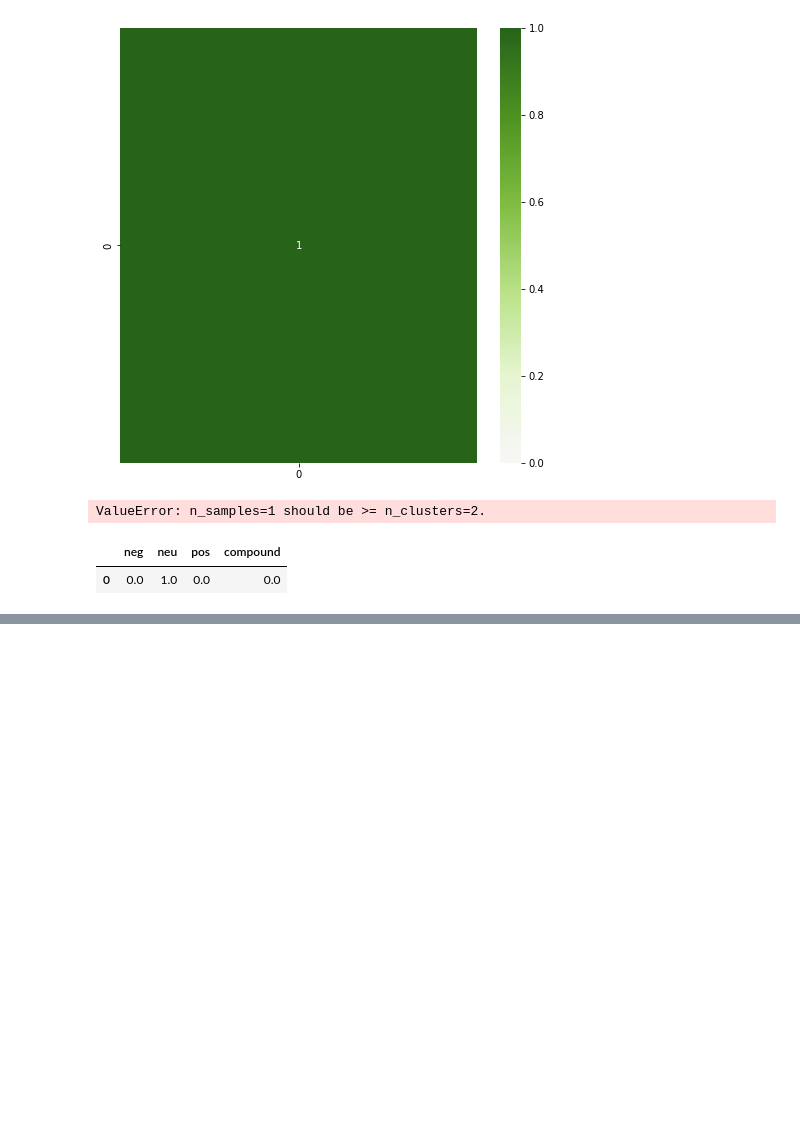
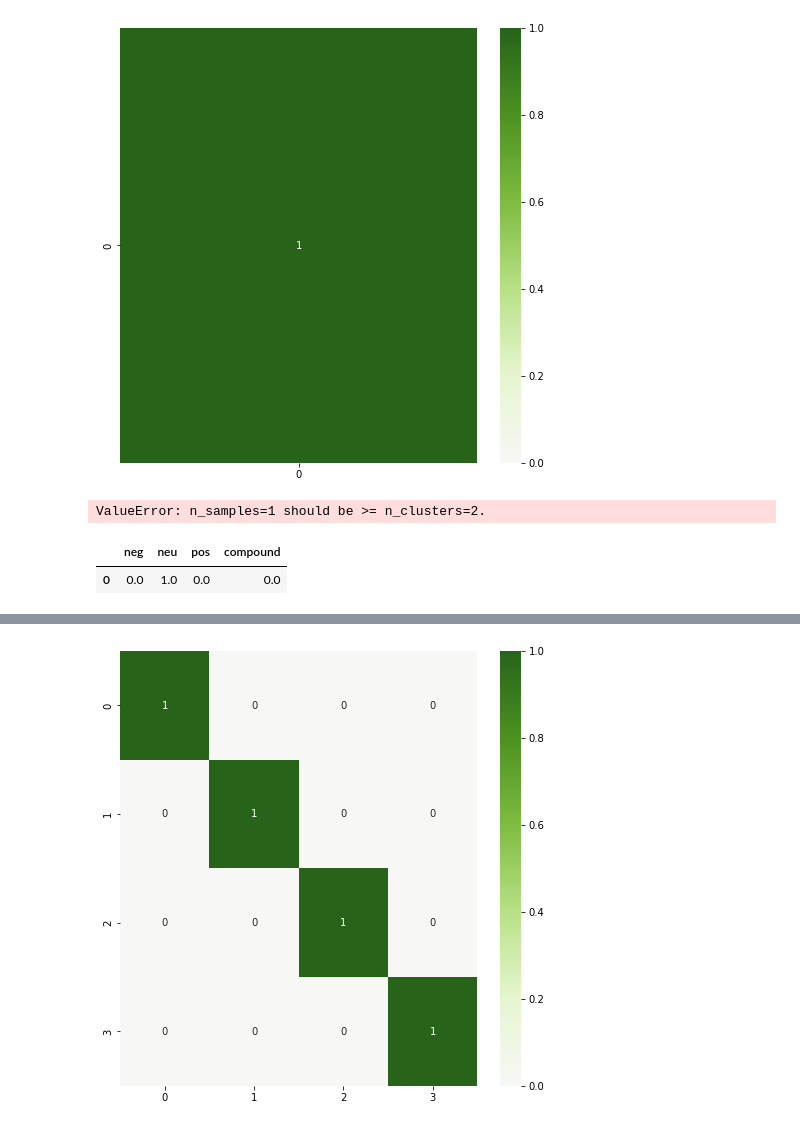
Before and after one commit to KTJ066/Project-for-fun, a Jupyter notebook: Class_NLP.ipynb, the cells around one changed output, grey strips where cells are left out. Cells and saved outputs as stored; diff of their text form; code cells hidden in the pictures; blank space fills up the shorter version.

```diff
--- a/Class_NLP.ipynb
+++ b/Class_NLP.ipynb
@@ -263,3 +299,12 @@ esteem.SA()
 # %% [output]
 |  | neg | neu | pos | compound |
 | 0 | 0.0 | 1.0 | 0.0 | 0.0 |
+# %%
+text1 = 'Hi we are bada'
+text2 = 'Today we are going through NLP session'
+text3 = 'This is a very challenging course'
+text4 = 'Please concentrate and try to understand the structure'
+# %%
+text = [text1, text2, text3, text4]
+# %%
+Text = Nlp(text)
@@ -265,0 +327,4 @@ esteem.SA()
+# %%
+Text.Cos_sim('l', 'tfidf')
+# %% [output]
+[figure, added]
```
Also changed, not shown: parts of 7 cells of this notebook, 1 other file.
